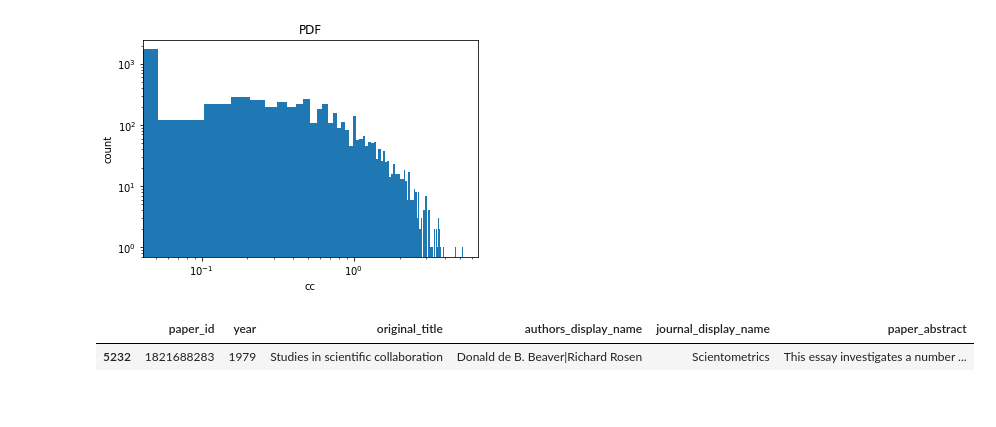
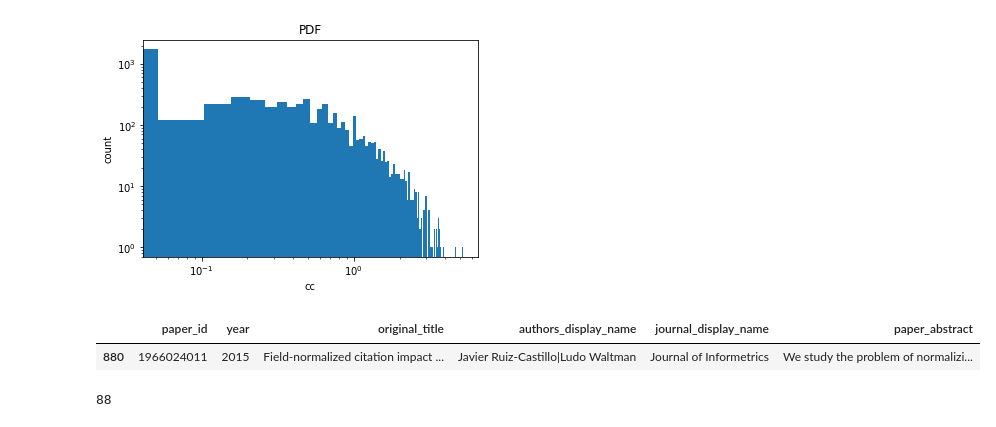
Before and after one commit to iuni-cadre/BetaDemoCode, a Jupyter notebook: demo_04.ipynb, the cells around one changed output. Cells and saved outputs as stored; diff of their text form; code cells hidden in the pictures.

```diff
--- a/demo_04.ipynb
+++ b/demo_04.ipynb
@@ -236,7 +236,7 @@ plt.show()
 # %% [output]
 [figure]
 # %%
-ego[ego['paper_id'] == 1821688283]
+ego[ego['paper_id'] == 1966024011]
 # %% [output]
 |  | paper_id | year | original_title | authors_display_name | journal_display_name | paper_abstract |
-| 5232 | 1821688283 | 1979 | Studies in scientific collaboration | Donald de B. Beaver|Richard Rosen | Scientometrics | This essay investigates a number ... |
+| 880 | 1966024011 | 2015 | Field-normalized citation impact ... | Javier Ruiz-Castillo|Ludo Waltman | Journal of Informetrics | We study the problem of normalizi... |
@@ -248,0 +243,12 @@ ego.describe().filter(sql.col("summary") == "count").show(20)
+# %%
+oneHop = edges[edges['To'] == 1966024011]
+oneHop = oneHop[['To','From']]
+oneHop.columns = ["focal","connector"]
+twoHops = pd.merge(oneHop, edges, left_on=['connector'], right_on=['To'], how='inner')
+
+oneHop0 = oneHop.copy()
+oneHop0.columns = ["cited2","LE"]
+ego0 = pd.merge(twoHops, oneHop0, left_on=['focal', 'From'], right_on=["cited2", "LE"], how='inner')
+len(ego0)
+# %% [output]
+88
```
Also changed, not shown: parts of 4 cells of this notebook, 4 other files.
